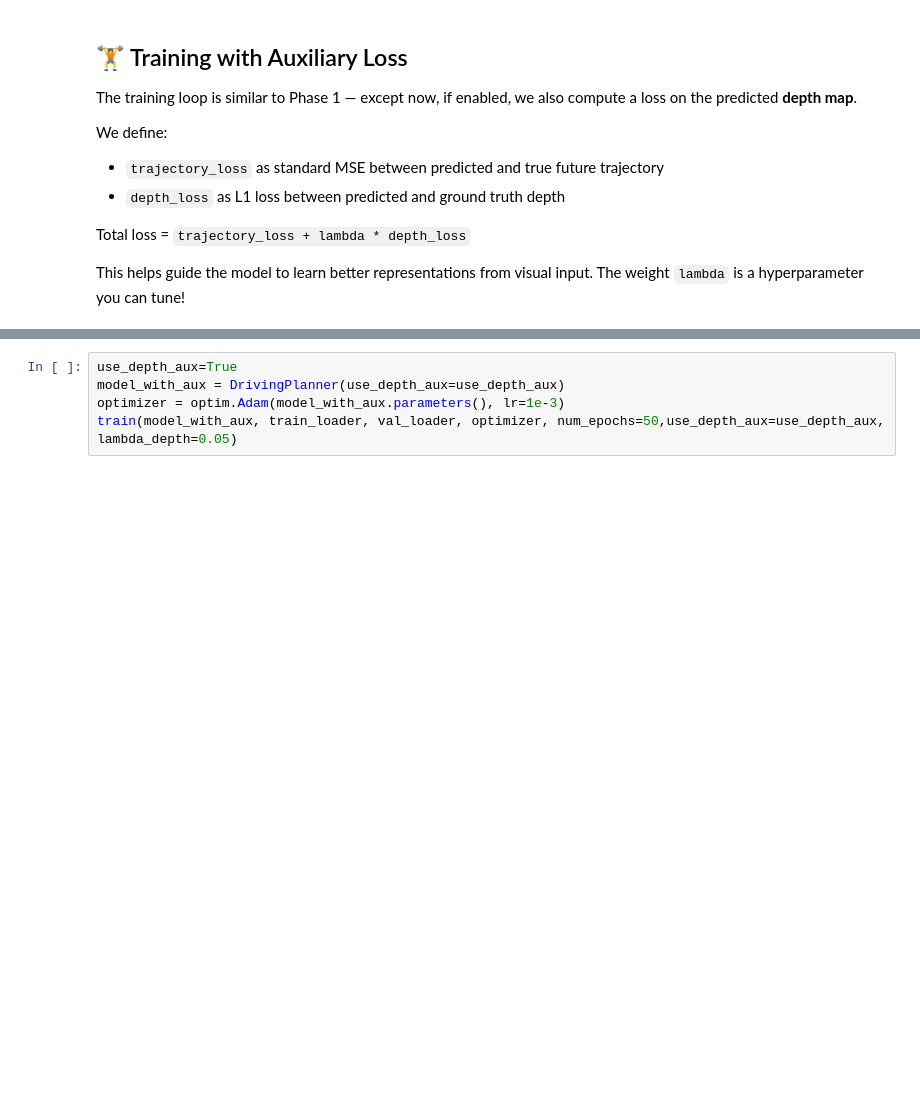
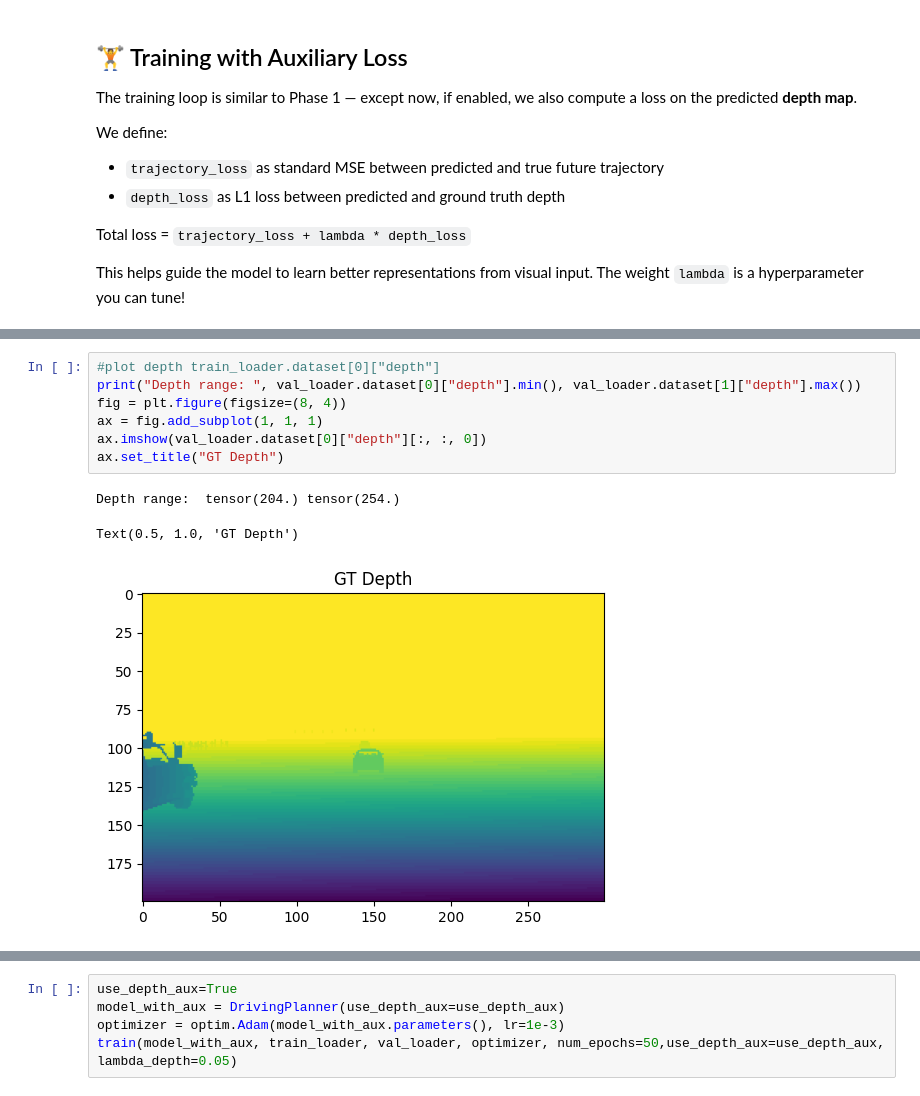
Before and after one commit to vita-student-projects/2025_euro_truck_simulators, a Jupyter notebook: project_phase2.ipynb, the cells around one changed output, grey strips where cells are left out. Drawn from its saved outputs; the diff is of its cells as text; blank space fills up the shorter version.

```diff
--- a/project_phase2.ipynb
+++ b/project_phase2.ipynb
@@ -314,0 +891,11 @@ Epoch 50, Loss: 0.3839, Validation - ADE: 4.0365, FDE: 9.7488, Traj MSE: 12.2580
+# %%
+#plot depth train_loader.dataset[0]["depth"]
+print("Depth range: ", val_loader.dataset[0]["depth"].min(), val_loader.dataset[1]["depth"].max())
+fig = plt.figure(figsize=(8, 4))
+ax = fig.add_subplot(1, 1, 1)
+ax.imshow(val_loader.dataset[0]["depth"][:, :, 0])
+ax.set_title("GT Depth")
+# %% [output]
+Depth range:  tensor(204.) tensor(254.)
+Text(0.5, 1.0, 'GT Depth')
+[figure, added]
```
Also changed, not shown: parts of 25 cells of this notebook.
